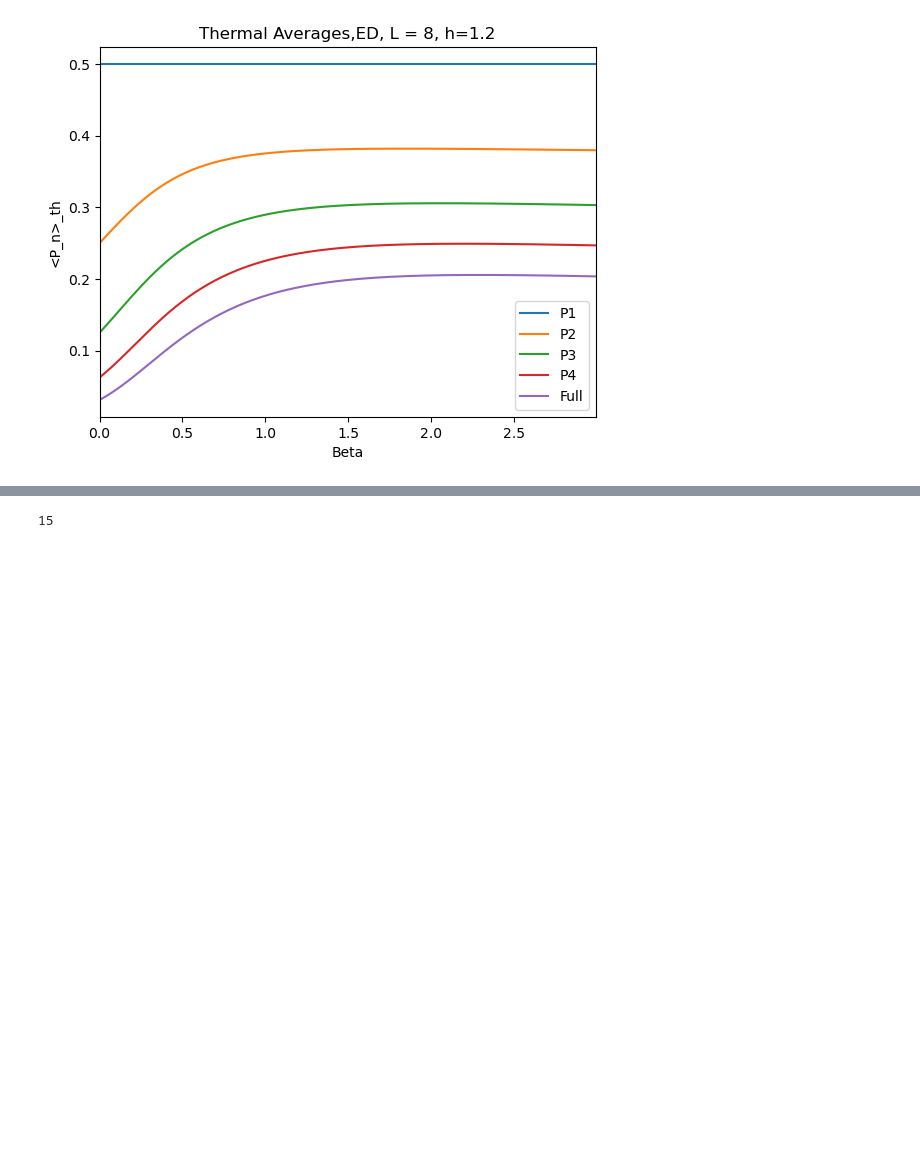
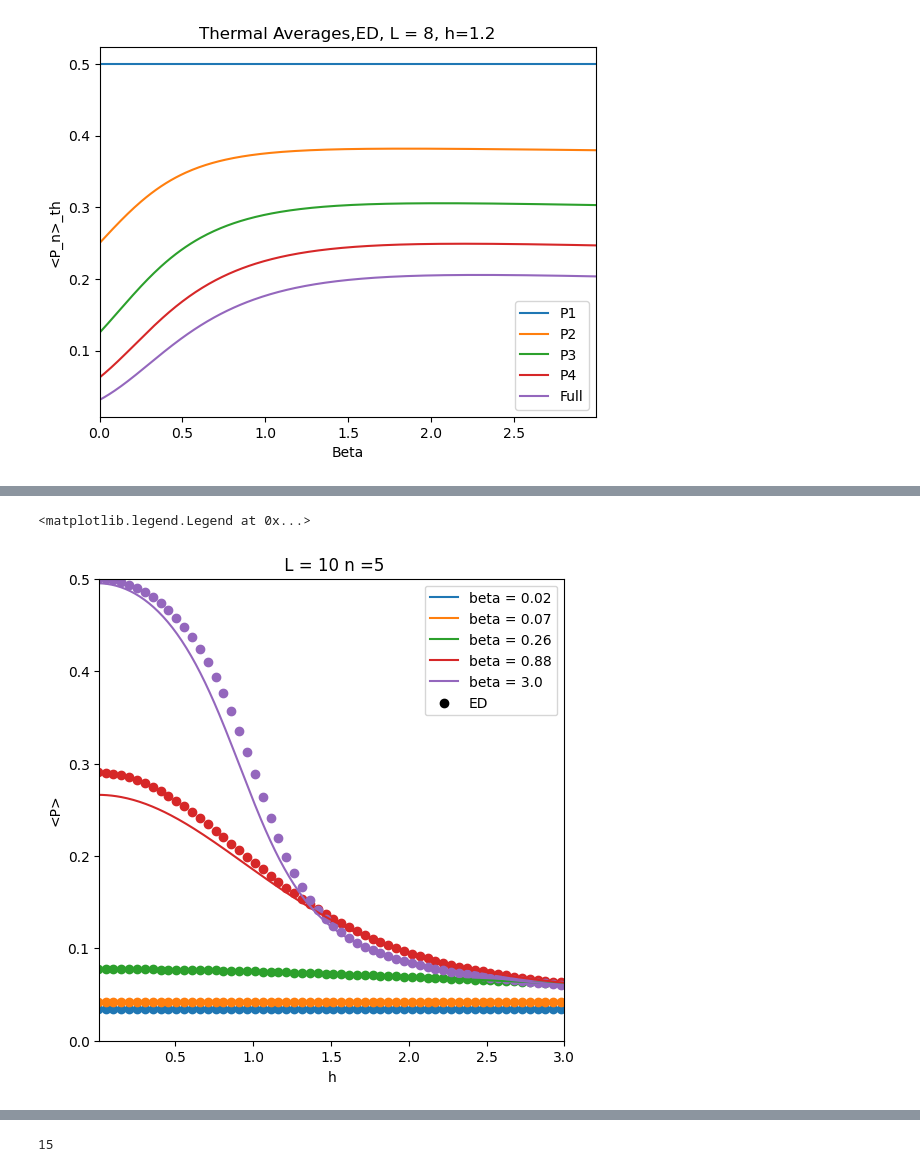
Before and after one commit to KristianMunnikhuis/subsystem_loschmidt_echo, a Jupyter notebook: scripts/mutual_info/exact_diag/gibbs_ED.ipynb, the cells around one changed output, grey strips where cells are left out. Saved outputs shown, nothing was run; the diff lists cells and outputs as text; code cells hidden in the pictures; blank space fills up the shorter version.

```diff
--- a/scripts/mutual_info/exact_diag/gibbs_ED.ipynb
+++ b/scripts/mutual_info/exact_diag/gibbs_ED.ipynb
@@ -571,2 +624,22 @@ b,h,data = read_thermal_data(data)
+# %%
+n = 5
+plt.figure(figsize=(6,6))
+for i in range(2,len(b),3):
+    plt.plot(h,P_a[n][i],label = "beta = " + str(b[i])[:4])
+    plt.scatter(h_i,P_ED[n][i])
+plt.scatter([-5],[0],label = "ED",color = "black")
+plt.legend()
+
+plt.xlabel("h")
+plt.ylabel("<P>")
+plt.title(" L = " + str(L)+" n =" +str(n))
+plt.xlim(b[0],b[-1])
+plt.ylim(0,.5)
+plt.legend()
+
+#plt.savefig(f"figure_L{L}_N{n}.png")
+# %% [output]
+<matplotlib.legend.Legend at 0x...>
+[figure, added]
 # %%
 plt.figure(figsize=(6,6))
```
Also changed, not shown: parts of 15 cells of this notebook, 40 other files.
